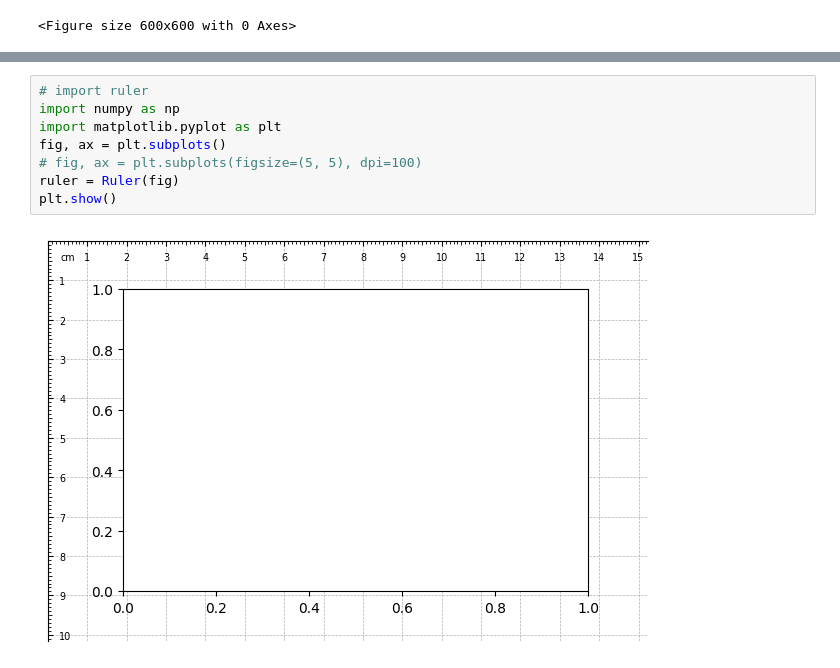
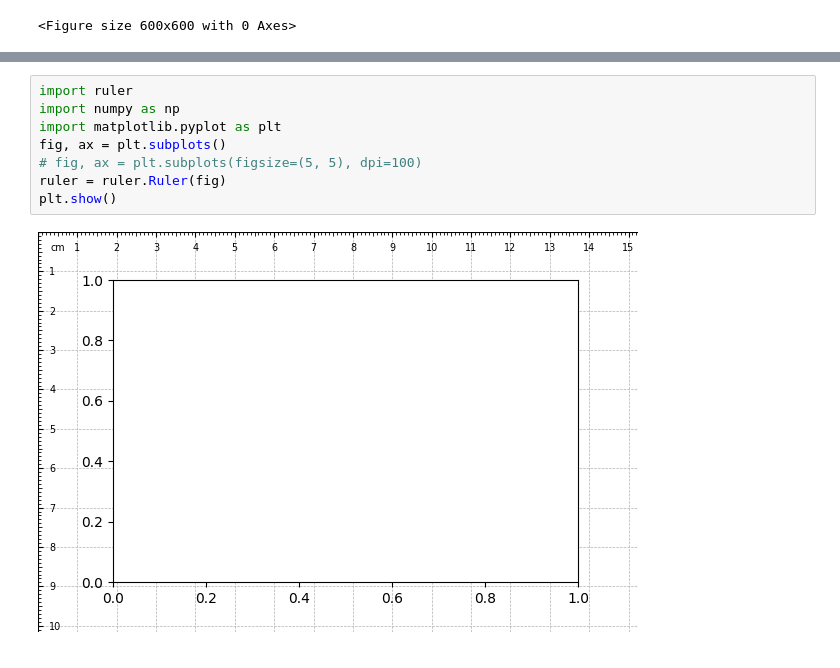
Before and after one commit to labdmitriy/sci-viz-book, a Jupyter notebook: notebooks/01-anatomy/code.ipynb, the cells around one changed output, grey strips where cells are left out. Cells and saved outputs as stored; diff of their text form.

```diff
--- a/notebooks/01-anatomy/code.ipynb
+++ b/notebooks/01-anatomy/code.ipynb
@@ -200,10 +129,10 @@ class Ruler:
-# %%
-# import ruler
-import numpy as np
-import matplotlib.pyplot as plt
-fig, ax = plt.subplots()
-# fig, ax = plt.subplots(figsize=(5, 5), dpi=100)
-ruler = Ruler(fig)
-plt.show()
-# %% [output]
-[figure, removed]
+# %%
+import ruler
+import numpy as np
+import matplotlib.pyplot as plt
+fig, ax = plt.subplots()
+# fig, ax = plt.subplots(figsize=(5, 5), dpi=100)
+ruler = ruler.Ruler(fig)
+plt.show()
+# %% [output]
+[figure, added]
```
Also changed, not shown: parts of 12 cells of this notebook, 4 other files.
